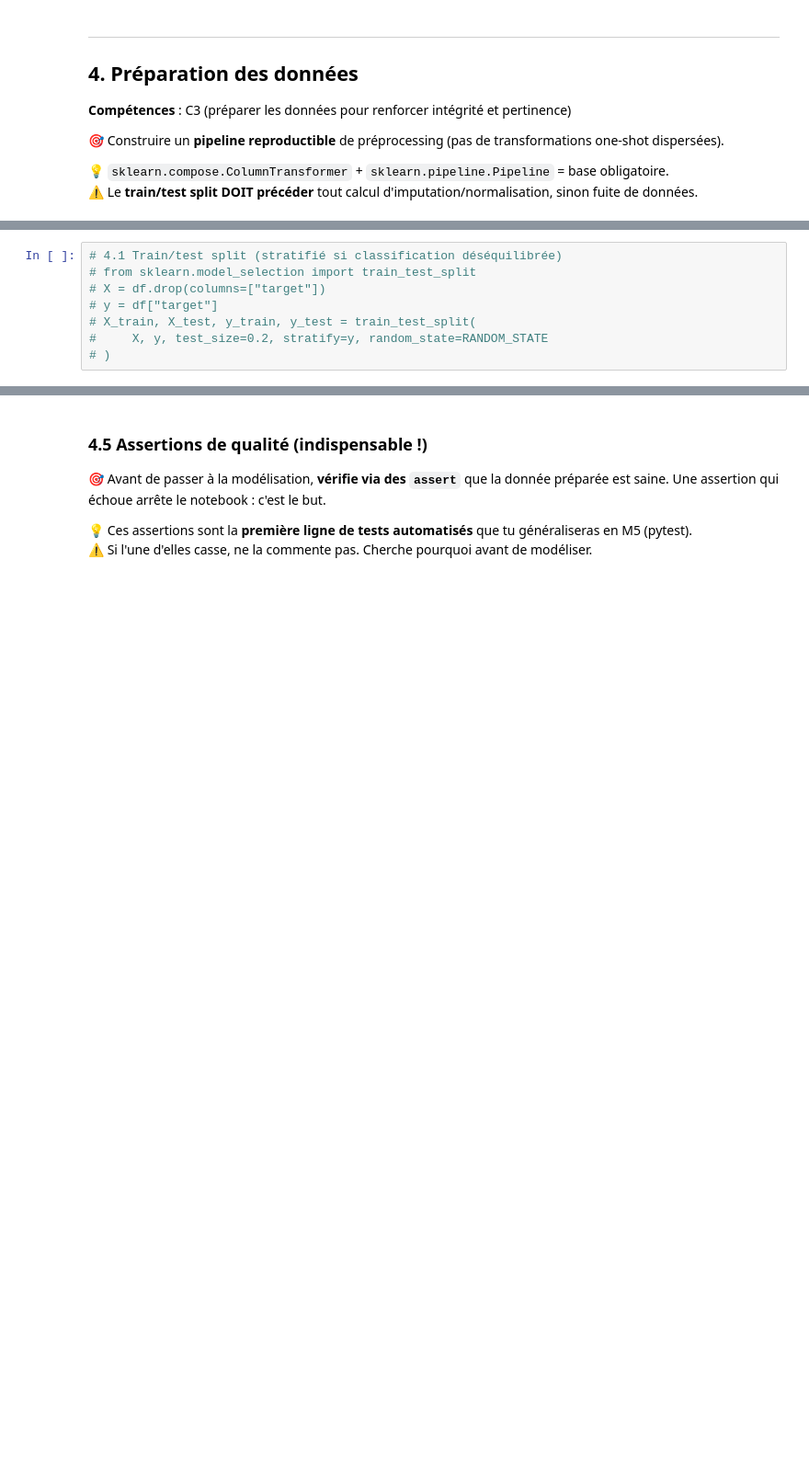
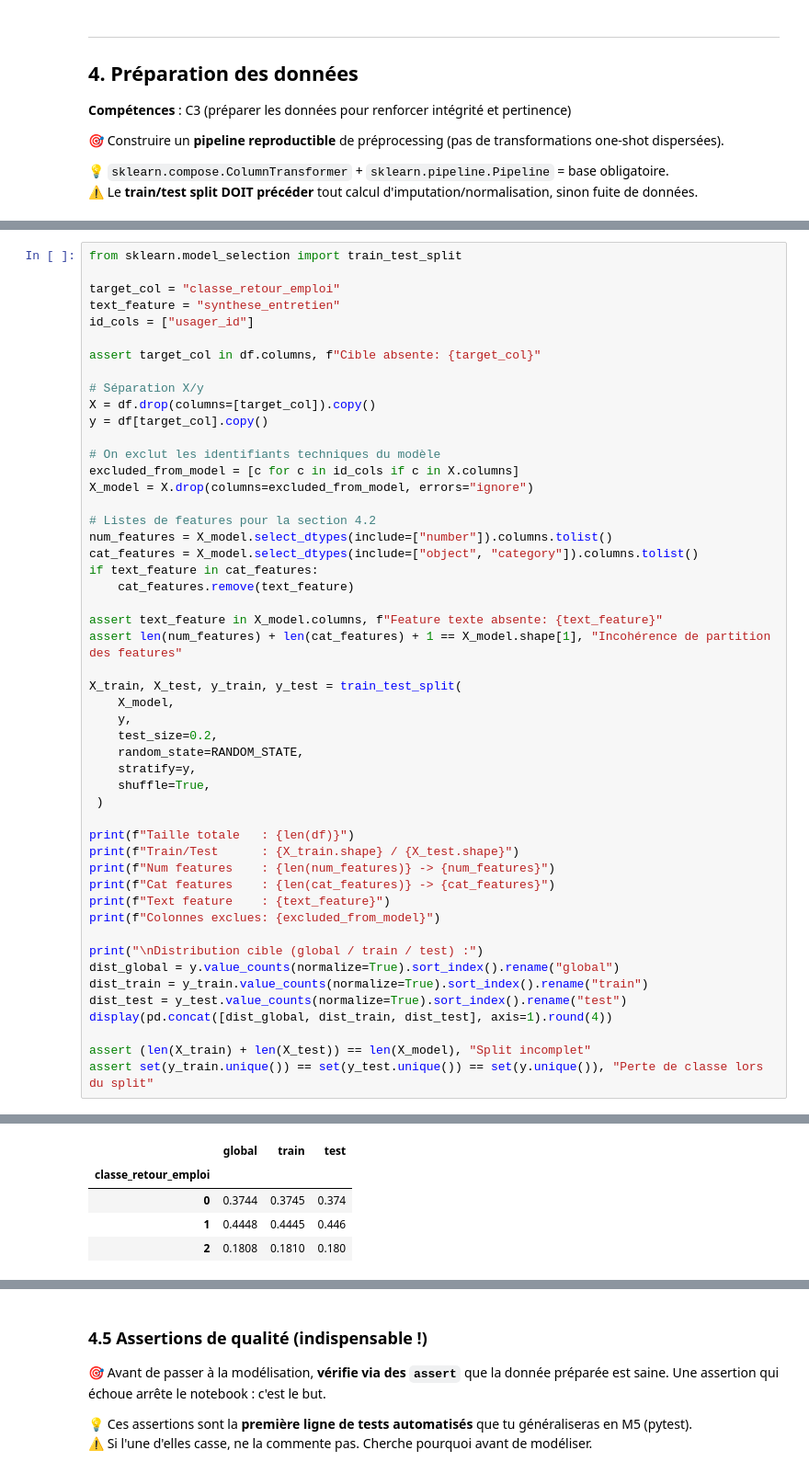
Before and after one commit to userZku/multimodal-classification, a Jupyter notebook: notebooks/multimodal-classification.ipynb, the cells around one changed output, grey strips where cells are left out. Shown at 92% size. Drawn from its saved outputs; the diff is of its cells as text; blank space fills up the shorter version.

Commit message:
docs(notebook): update section 4 closure and journal entries

```diff
--- a/notebooks/multimodal-classification.ipynb
+++ b/notebooks/multimodal-classification.ipynb
@@ -807,8 +811,51 @@ Révision des cibles section 1.4 :
 # %%
-# 4.1 Train/test split (stratifié si classification déséquilibrée)
-# from sklearn.model_selection import train_test_split
-# X = df.drop(columns=["target"])
-# y = df["target"]
-# X_train, X_test, y_train, y_test = train_test_split(
-#     X, y, test_size=0.2, stratify=y, random_state=RANDOM_STATE
-# )
+from sklearn.model_selection import train_test_split
+
+target_col = "classe_retour_emploi"
+text_feature = "synthese_entretien"
+id_cols = ["usager_id"]
+
+assert target_col in df.columns, f"Cible absente: {target_col}"
+
+# Séparation X/y
+X = df.drop(columns=[target_col]).copy()
+y = df[target_col].copy()
+
+# On exclut les identifiants techniques du modèle
+excluded_from_model = [c for c in id_cols if c in X.columns]
+X_model = X.drop(columns=excluded_from_model, errors="ignore")
+
+# Listes de features pour la section 4.2
+num_features = X_model.select_dtypes(include=["number"]).columns.tolist()
+cat_features = X_model.select_dtypes(include=["object", "category"]).columns.tolist()
+if text_feature in cat_features:
+    cat_features.remove(text_feature)
+
+assert text_feature in X_model.columns, f"Feature texte absente: {text_feature}"
+assert len(num_features) + len(cat_features) + 1 == X_model.shape[1], "Incohérence de partition des features"
+
+X_train, X_test, y_train, y_test = train_test_split(
+    X_model,
+    y,
+    test_size=0.2,
+    random_state=RANDOM_STATE,
+    stratify=y,
+    shuffle=True,
+ )
+
+print(f"Taille totale   : {len(df)}")
+print(f"Train/Test      : {X_train.shape} / {X_test.shape}")
+print(f"Num features    : {len(num_features)} -> {num_features}")
+print(f"Cat features    : {len(cat_features)} -> {cat_features}")
+print(f"Text feature    : {text_feature}")
+print(f"Colonnes exclues: {excluded_from_model}")
+
+print("\nDistribution cible (global / train / test) :")
+dist_global = y.value_counts(normalize=True).sort_index().rename("global")
+dist_train = y_train.value_counts(normalize=True).sort_index().rename("train")
+dist_test = y_test.value_counts(normalize=True).sort_index().rename("test")
+display(pd.concat([dist_global, dist_train, dist_test], axis=1).round(4))
+
+assert (len(X_train) + len(X_test)) == len(X_model), "Split incomplet"
+assert set(y_train.unique()) == set(y_test.unique()) == set(y.unique()), "Perte de classe lors du split"
+# %% [output]
@@ -814,0 +870,5 @@ Révision des cibles section 1.4 :
+|  | global | train | test |
+| classe_retour_emploi |  |  |  |
+| 0 | 0.3744 | 0.3745 | 0.374 |
+| 1 | 0.4448 | 0.4445 | 0.446 |
+| 2 | 0.1808 | 0.1810 | 0.180 |
```
Also changed, not shown: parts of 8 cells of this notebook, 2 other files.
